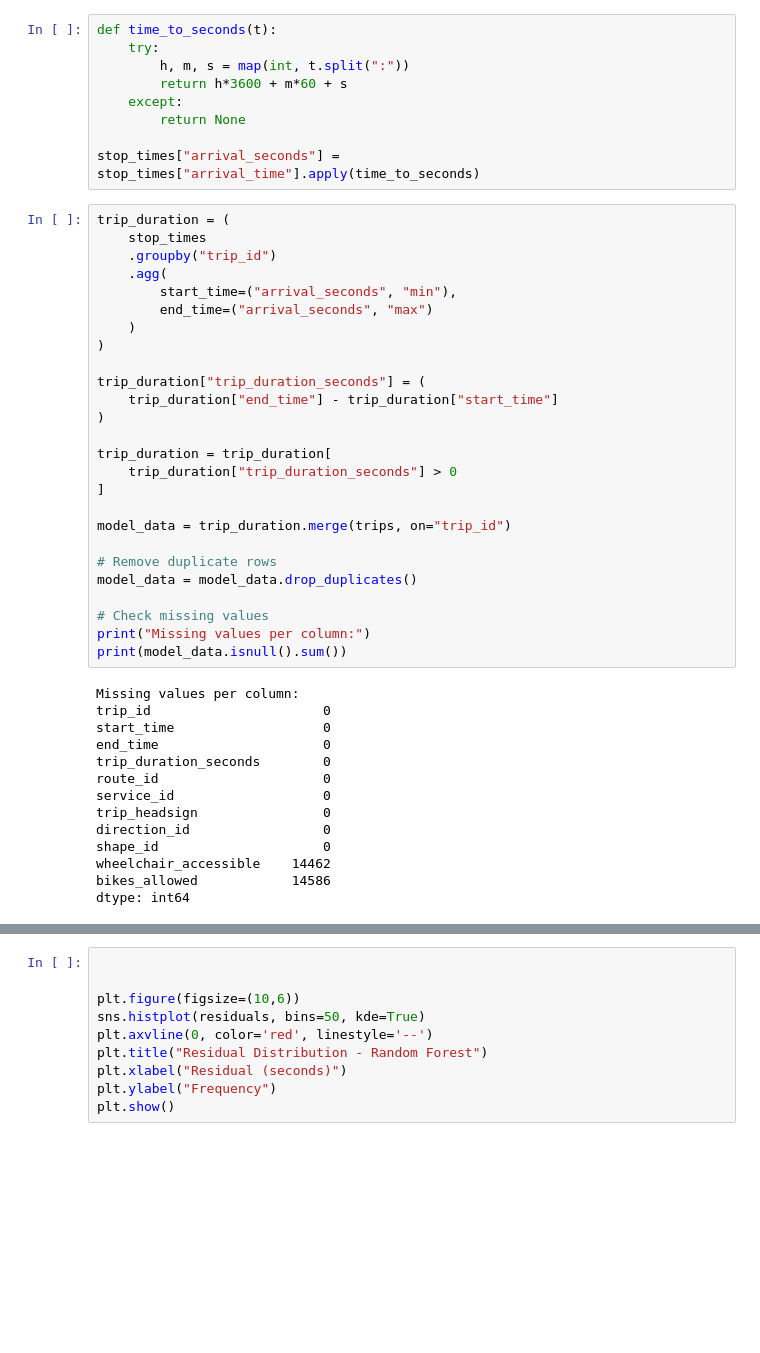
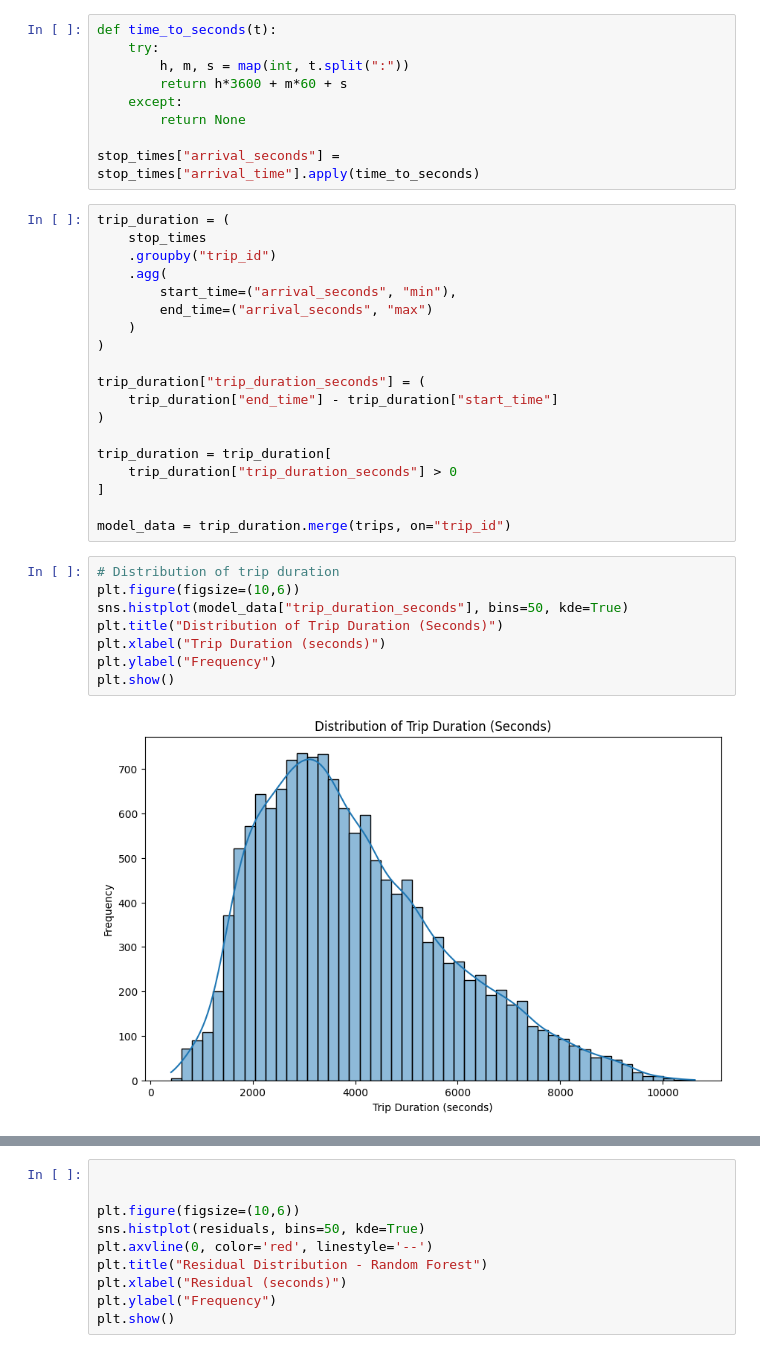
Before and after one commit to Felipe-Ulloa-CA/bus-eta-prediction, a Jupyter notebook: bus_eta_model.ipynb, the cells around one changed output, grey strips where cells are left out. Cells and saved outputs as stored; diff of their text form; blank space fills up the shorter version.

```diff
--- a/bus_eta_model.ipynb
+++ b/bus_eta_model.ipynb
@@ -116,24 +129,13 @@ trip_duration = trip_duration[
 ]
 
 model_data = trip_duration.merge(trips, on="trip_id")
-
-# Remove duplicate rows
-model_data = model_data.drop_duplicates()
-
-# Check missing values
-print("Missing values per column:")
-print(model_data.isnull().sum())
-# %% [output]
-Missing values per column:
-trip_id                      0
-start_time                   0
-end_time                     0
-trip_duration_seconds        0
-route_id                     0
-service_id                   0
-trip_headsign                0
-direction_id                 0
-shape_id                     0
-wheelchair_accessible    14462
-bikes_allowed            14586
-dtype: int64
+# %%
+# Distribution of trip duration
+plt.figure(figsize=(10,6))
+sns.histplot(model_data["trip_duration_seconds"], bins=50, kde=True)
+plt.title("Distribution of Trip Duration (Seconds)")
+plt.xlabel("Trip Duration (seconds)")
+plt.ylabel("Frequency")
+plt.show()
+# %% [output]
+[figure, added]
```
Also changed, not shown: parts of 45 cells of this notebook.
